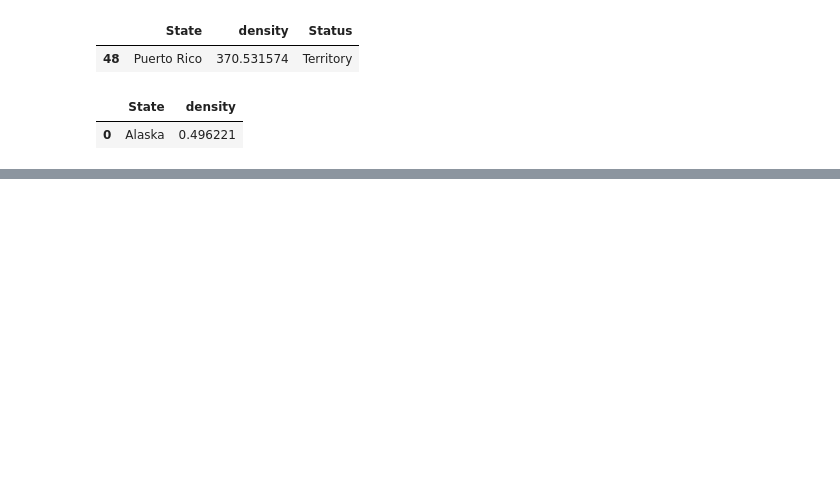
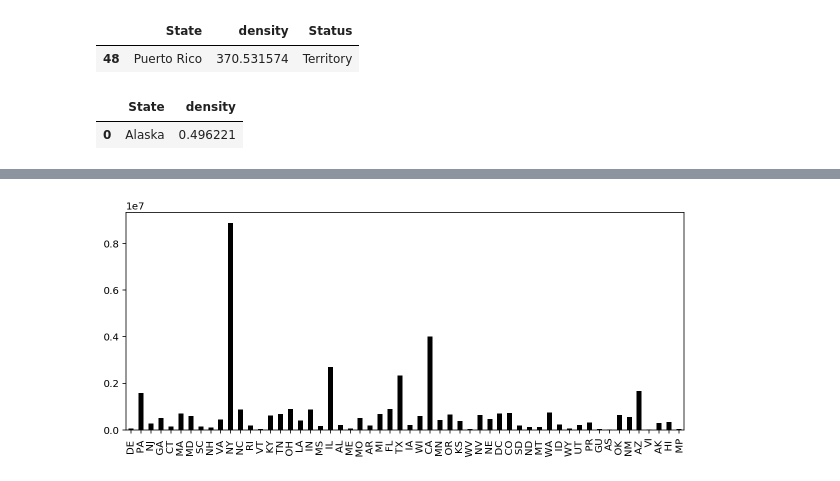
Before and after one commit to AnishSenthilkumar/ds_1300_notebooks, a Jupyter notebook: work/02_assignment.ipynb, the cells around one changed output, grey strips where cells are left out. Cells and saved outputs as stored; diff of their text form; code cells hidden in the pictures; blank space fills up the shorter version.

```diff
--- a/work/02_assignment.ipynb
+++ b/work/02_assignment.ipynb
@@ -176,7 +174,9 @@ SyntaxError: invalid syntax (<ipython-input-128-aafd61d550eb>, line 1)
+# %%
+table=table.sort_values(by='dateFixed')
 # %%
 import matplotlib as plt
 %config InlineBackend.figure_format = 'retina'
-plot = table[['city_t_pop','Abbreviation']].plot(kind= 'bar',color=['black'],figsize=(10,4))
-plot.set_sticklabels(table['Abbreviation']):
+plot = table['city_1_pop'].plot(kind= 'bar',color=['black'],figsize=(10,4))
+plot.set_xticklabels(table['Abbreviation'])
 plot
 # %% [output]
@@ -183,0 +184 @@ SyntaxError: invalid syntax (<ipython-input-134-673f51fd8559>, line 4)
+[figure, added]
```
Also changed, not shown: parts of 12 cells of this notebook.
